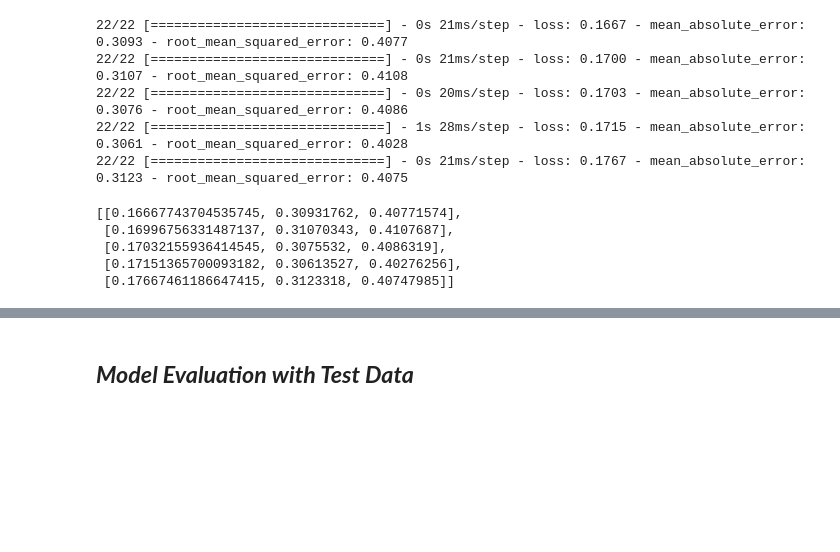
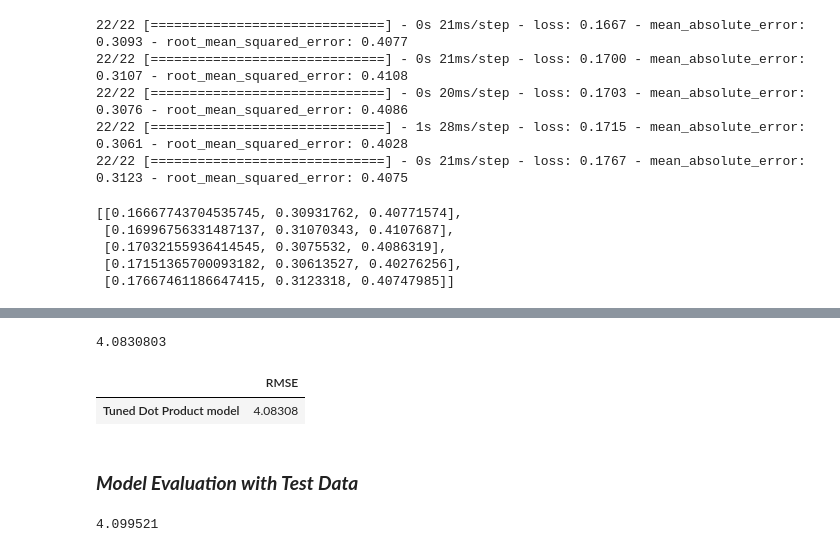
Before and after one commit to Chiosas/Jester_Jokes, a Jupyter notebook: Jester_Jokes_Project.ipynb, the cells around one changed output, grey strips where cells are left out. Cells and saved outputs as stored; diff of their text form; code cells hidden in the pictures; blank space fills up the shorter version.

```diff
--- a/Jester_Jokes_Project.ipynb
+++ b/Jester_Jokes_Project.ipynb
@@ -989,0 +1123,4 @@ tuned_models = tuner.get_best_models(num_models=5)
+# %%
+model_name = 'Tuned Dot Product'
+model_hist_file = f'{model_name.strip().replace(" ", "_").lower()}_hist.csv'
+loaded_model = model_capture(model, model_name, model_history)
@@ -989,0 +1129,6 @@ tuned_models = tuner.get_best_models(num_models=5)
+# %%
+loaded_model.compile(
+    optimizer=keras.optimizers.Adam(lr=LEARN_RATE),
+    loss=keras.losses.mse,
+    metrics=[keras.metrics.mae, keras.metrics.RootMeanSquaredError()],
+)
@@ -990,5 +1142,18 @@ tuned_models = tuner.get_best_models(num_models=5)
+# %%
+model_rmse = model_metric(loaded_model, val_dataset, scaler)
+model_rmse
+# %% [output]
+4.0830803
+# %%
+model_metrics.loc[f'{model_name} model', 'RMSE'] = model_rmse
+model_metrics.loc[f'{model_name} model', 'History'] = model_hist_file
+# %%
+model_metrics[['RMSE']]
+# %% [output]
+|  | RMSE |
+| Tuned Dot Product model | 4.08308 |
 # %% [markdown]
-## ***Model Evaluation with Test Data***
+### ***Model Evaluation with Test Data***
 # %%
 test_data, _ = data_scale(test_data, save_scaler=False)
 # %%
@@ -998,0 +1161,5 @@ for model in tuned_models:
+# %%
+model_rmse = model_metric(loaded_model, test_dataset, scaler)
+model_rmse
+# %% [output]
+4.099521
```
Also changed, not shown: parts of 17 cells of this notebook.
